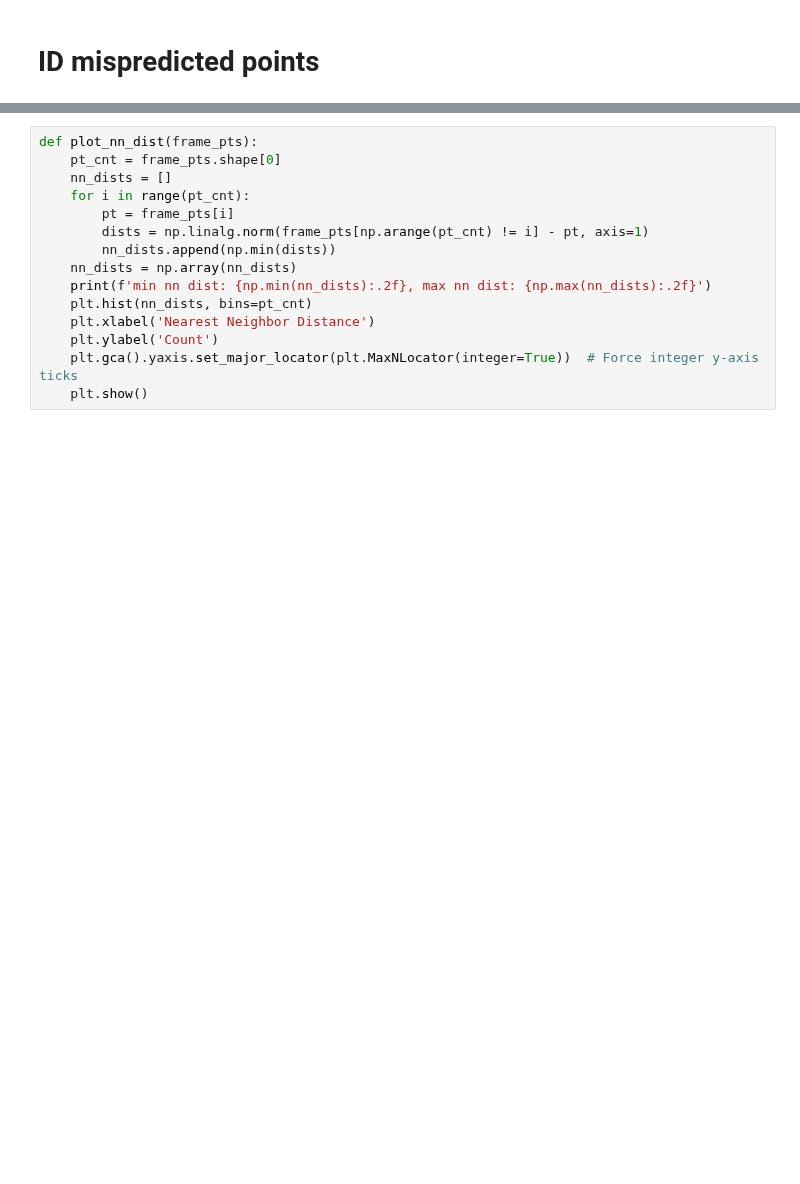
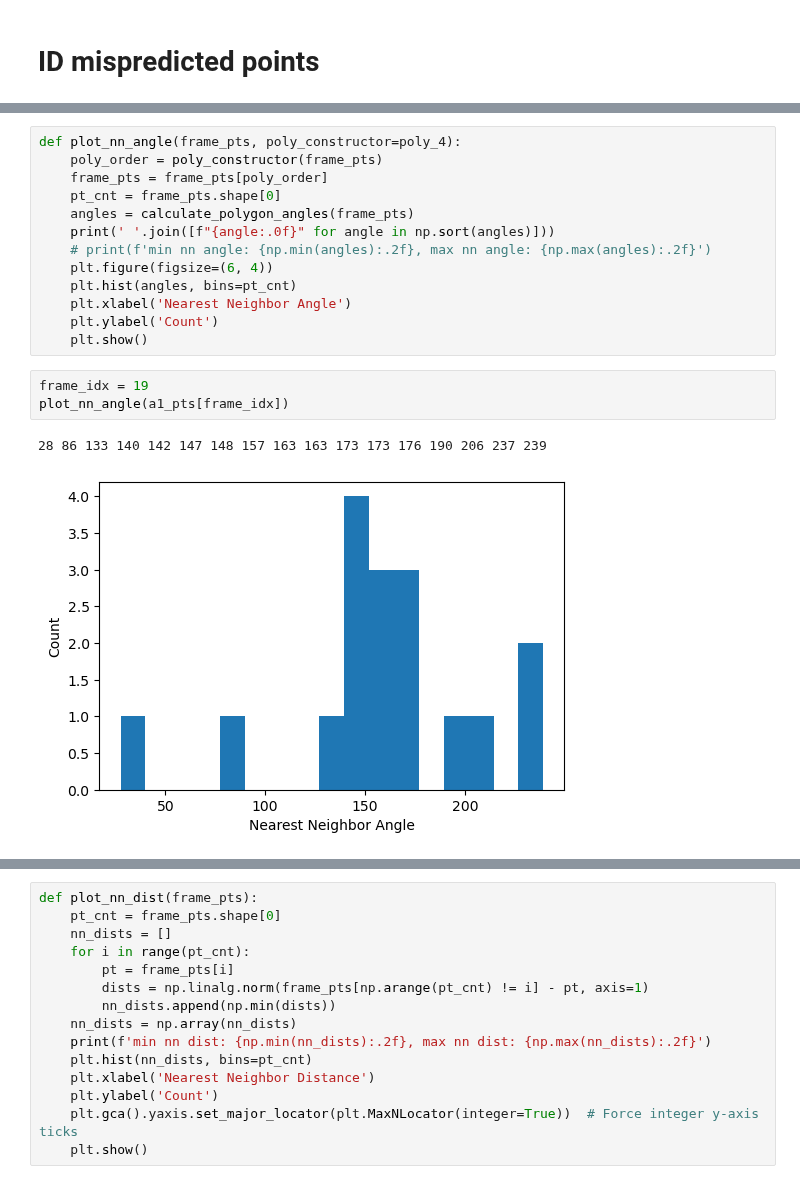
Before and after one commit to mingxiaowei/jelly-sleap, a Jupyter notebook: sleap/jelly/notebook/manual_correction.ipynb, the cells around one changed output, grey strips where cells are left out. Drawn from its saved outputs; the diff is of its cells as text; blank space fills up the shorter version.

```diff
--- a/sleap/jelly/notebook/manual_correction.ipynb
+++ b/sleap/jelly/notebook/manual_correction.ipynb
@@ -48,0 +122,19 @@ print(multi_pts_clip.shape)
+# %%
+def plot_nn_angle(frame_pts, poly_constructor=poly_4):
+    poly_order = poly_constructor(frame_pts)
+    frame_pts = frame_pts[poly_order]
+    pt_cnt = frame_pts.shape[0]
+    angles = calculate_polygon_angles(frame_pts)
+    print(' '.join([f"{angle:.0f}" for angle in np.sort(angles)]))
+    # print(f'min nn angle: {np.min(angles):.2f}, max nn angle: {np.max(angles):.2f}')
+    plt.figure(figsize=(6, 4))
+    plt.hist(angles, bins=pt_cnt)
+    plt.xlabel('Nearest Neighbor Angle')
+    plt.ylabel('Count')
+    plt.show()
+# %%
+frame_idx = 19
+plot_nn_angle(a1_pts[frame_idx])
+# %% [output]
+28 86 133 140 142 147 148 157 163 163 173 173 176 190 206 237 239
+[figure, added]
```
Also changed, not shown: parts of 26 cells of this notebook, 7 other files.
